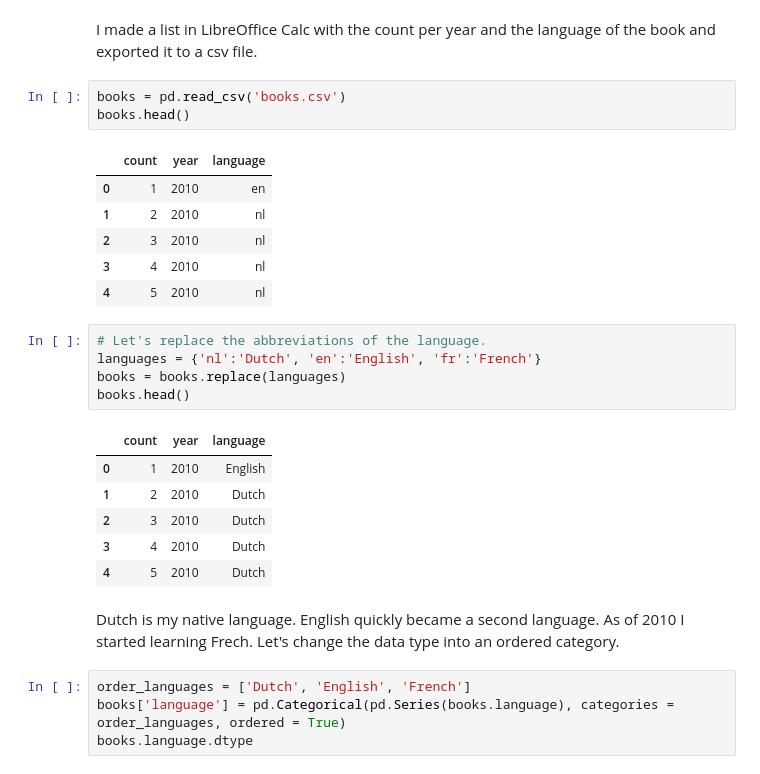
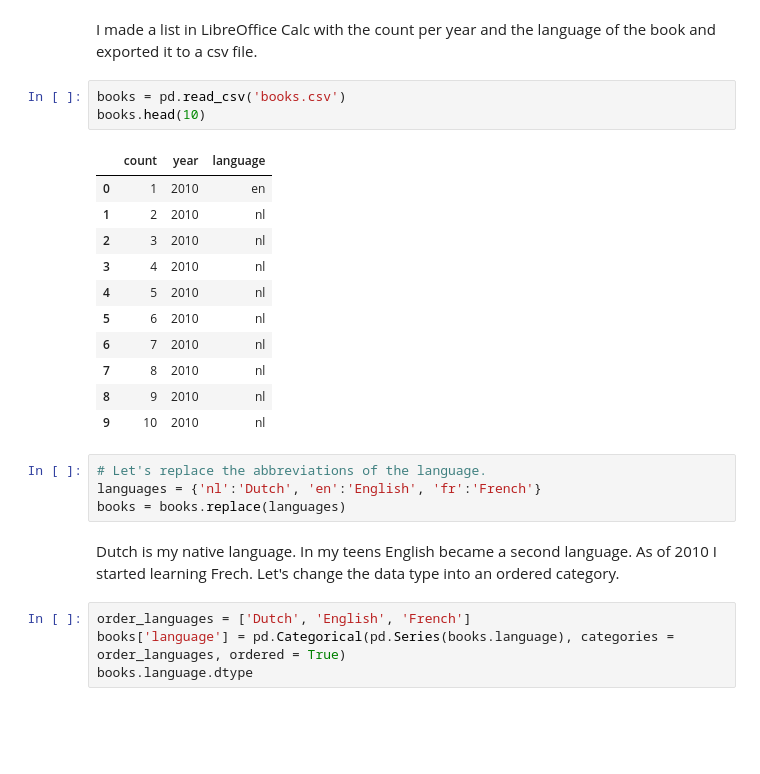
Before and after one commit to olivierspoor/data, a Jupyter notebook: adecadeofbooks/Books.ipynb, the cells around one changed output. Saved outputs shown, nothing was run; the diff lists cells and outputs as text; blank space fills up the shorter version.

```diff
--- a/adecadeofbooks/Books.ipynb
+++ b/adecadeofbooks/Books.ipynb
@@ -14,28 +15,25 @@ import pandas as pd
 I made a list in LibreOffice Calc with the count per year and the language of the book and exported it to a csv file.
 # %%
 books = pd.read_csv('books.csv')
-books.head()
+books.head(10)
 # %% [output]
 |  | count | year | language |
 | 0 | 1 | 2010 | en |
 | 1 | 2 | 2010 | nl |
 | 2 | 3 | 2010 | nl |
 | 3 | 4 | 2010 | nl |
 | 4 | 5 | 2010 | nl |
+| 5 | 6 | 2010 | nl |
+| 6 | 7 | 2010 | nl |
+| 7 | 8 | 2010 | nl |
+| 8 | 9 | 2010 | nl |
+| 9 | 10 | 2010 | nl |
 # %%
 # Let's replace the abbreviations of the language.
 languages = {'nl':'Dutch', 'en':'English', 'fr':'French'}
 books = books.replace(languages)
-books.head()
-# %% [output]
-|  | count | year | language |
-| 0 | 1 | 2010 | English |
-| 1 | 2 | 2010 | Dutch |
-| 2 | 3 | 2010 | Dutch |
-| 3 | 4 | 2010 | Dutch |
-| 4 | 5 | 2010 | Dutch |
 # %% [markdown]
-Dutch is my native language. English quickly became a second language. As of 2010 I started learning Frech. Let's change the data type into an ordered category.
+Dutch is my native language. In my teens English became a second language. As of 2010 I started learning Frech. Let's change the data type into an ordered category.
 # %%
 order_languages = ['Dutch', 'English', 'French']
 books['language'] = pd.Categorical(pd.Series(books.language), categories = order_languages, ordered = True)
```
Also changed, not shown: parts of 2 cells of this notebook.
